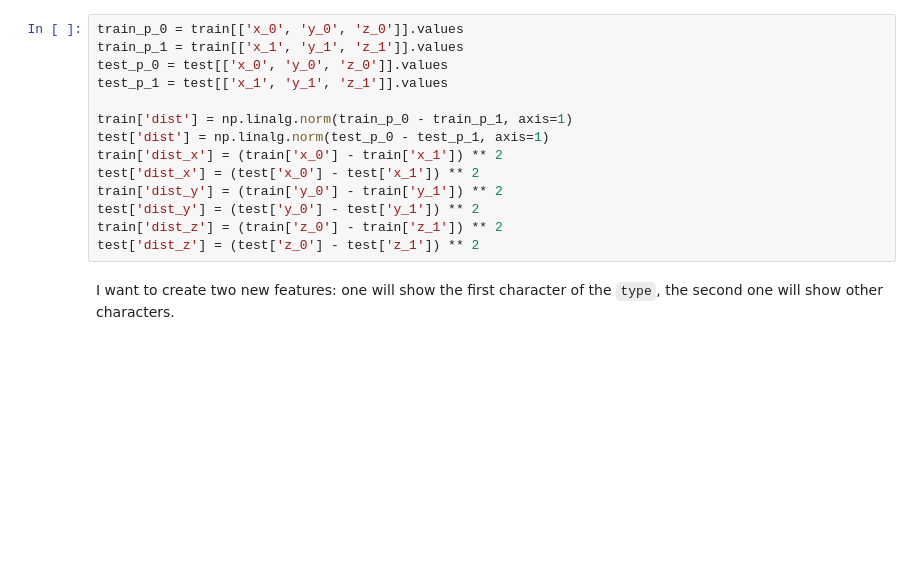
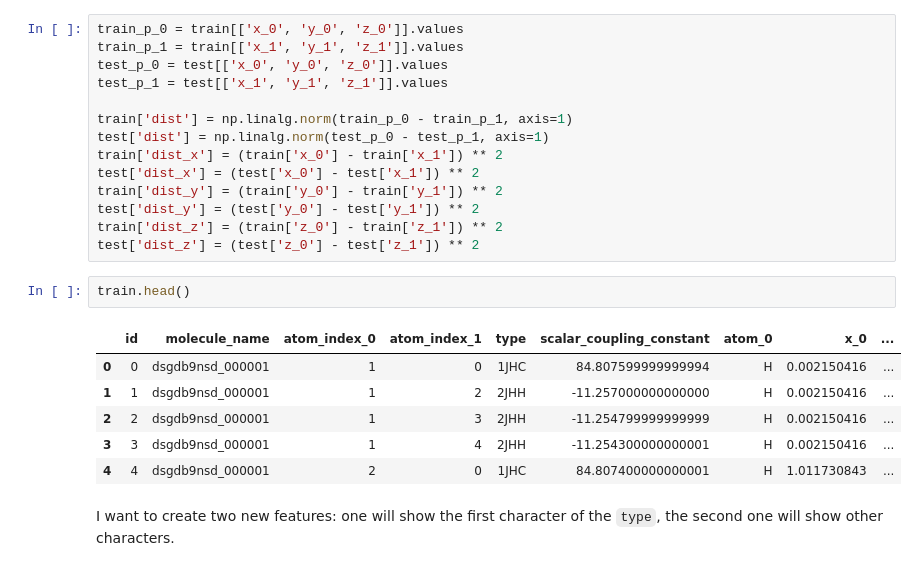
Before and after one commit to edirgarcia/Kaggle, a Jupyter notebook: champs-scalar-coupling/Molecular Properties EDA and models.ipynb, the cells around one changed output. Drawn from its saved outputs; the diff is of its cells as text; blank space fills up the shorter version.

```diff
--- a/champs-scalar-coupling/Molecular Properties EDA and models.ipynb
+++ b/champs-scalar-coupling/Molecular Properties EDA and models.ipynb
@@ -235,6 +290,15 @@ train['dist_y'] = (train['y_0'] - train['y_1']) ** 2
 test['dist_y'] = (test['y_0'] - test['y_1']) ** 2
 train['dist_z'] = (train['z_0'] - train['z_1']) ** 2
 test['dist_z'] = (test['z_0'] - test['z_1']) ** 2
+# %%
+train.head()
+# %% [output]
+|  | id | molecule_name | atom_index_0 | atom_index_1 | type | scalar_coupling_constant | atom_0 | x_0 | ... |
+| 0 | 0 | dsgdb9nsd_000001 | 1 | 0 | 1JHC | 84.807599999999994 | H | 0.002150416 | ... |
+| 1 | 1 | dsgdb9nsd_000001 | 1 | 2 | 2JHH | -11.257000000000000 | H | 0.002150416 | ... |
+| 2 | 2 | dsgdb9nsd_000001 | 1 | 3 | 2JHH | -11.254799999999999 | H | 0.002150416 | ... |
+| 3 | 3 | dsgdb9nsd_000001 | 1 | 4 | 2JHH | -11.254300000000001 | H | 0.002150416 | ... |
+| 4 | 4 | dsgdb9nsd_000001 | 2 | 0 | 1JHC | 84.807400000000001 | H | 1.011730843 | ... |
 # %% [markdown]
 I want to create two new features: one will show the first character of the `type`, the second one will show other characters.
 # %%
```
Also changed, not shown: parts of 15 cells of this notebook.
